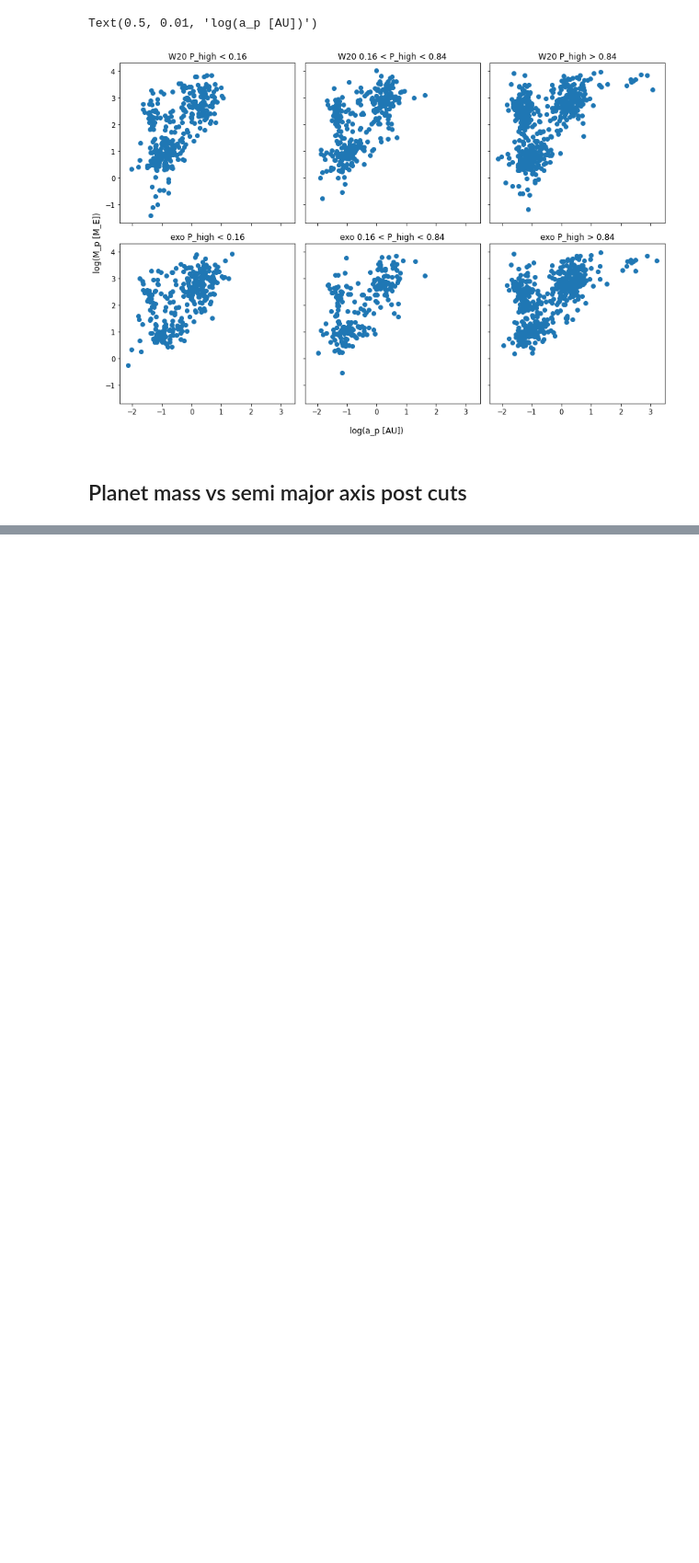
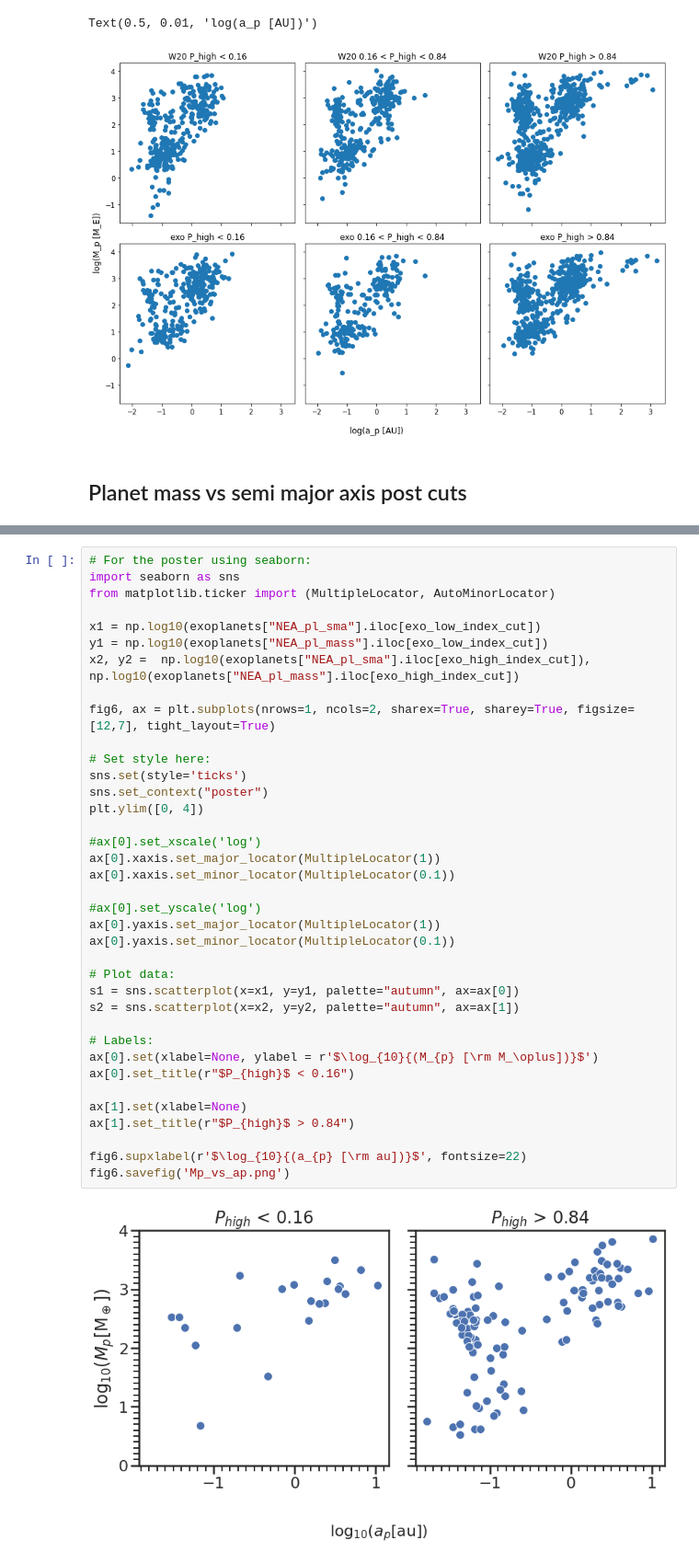
Before and after one commit to Scarletaeta/SEPHI, a Jupyter notebook: plotting/W20_plots.ipynb, the cells around one changed output, grey strips where cells are left out. Shown at 92% size. Drawn from its saved outputs; the diff is of its cells as text; blank space fills up the shorter version.

```diff
--- a/plotting/W20_plots.ipynb
+++ b/plotting/W20_plots.ipynb
@@ -300,0 +339,39 @@ NameError: name 'plt' is not defined
+# %%
+# For the poster using seaborn:
+import seaborn as sns
+from matplotlib.ticker import (MultipleLocator, AutoMinorLocator)
+
+x1 = np.log10(exoplanets["NEA_pl_sma"].iloc[exo_low_index_cut])
+y1 = np.log10(exoplanets["NEA_pl_mass"].iloc[exo_low_index_cut])
+x2, y2 =  np.log10(exoplanets["NEA_pl_sma"].iloc[exo_high_index_cut]), np.log10(exoplanets["NEA_pl_mass"].iloc[exo_high_index_cut])
+
+fig6, ax = plt.subplots(nrows=1, ncols=2, sharex=True, sharey=True, figsize=[12,7], tight_layout=True)
+
+# Set style here:
+sns.set(style='ticks')
+sns.set_context("poster")
+plt.ylim([0, 4])
+
+#ax[0].set_xscale('log')
+ax[0].xaxis.set_major_locator(MultipleLocator(1))
+ax[0].xaxis.set_minor_locator(MultipleLocator(0.1))
+
+#ax[0].set_yscale('log')
+ax[0].yaxis.set_major_locator(MultipleLocator(1))
+ax[0].yaxis.set_minor_locator(MultipleLocator(0.1))
+
+# Plot data:
+s1 = sns.scatterplot(x=x1, y=y1, palette="autumn", ax=ax[0])
+s2 = sns.scatterplot(x=x2, y=y2, palette="autumn", ax=ax[1])
+
+# Labels:
+ax[0].set(xlabel=None, ylabel = r'$\log_{10}{(M_{p} [\rm M_\oplus])}$')
+ax[0].set_title(r"$P_{high}$ < 0.16")
+
+ax[1].set(xlabel=None)
+ax[1].set_title(r"$P_{high}$ > 0.84")
+
+fig6.supxlabel(r'$\log_{10}{(a_{p} [\rm au])}$', fontsize=22)
+fig6.savefig('Mp_vs_ap.png')
+# %% [output]
+[figure, added]
```
Also changed, not shown: parts of 6 cells of this notebook, 5 other files.
